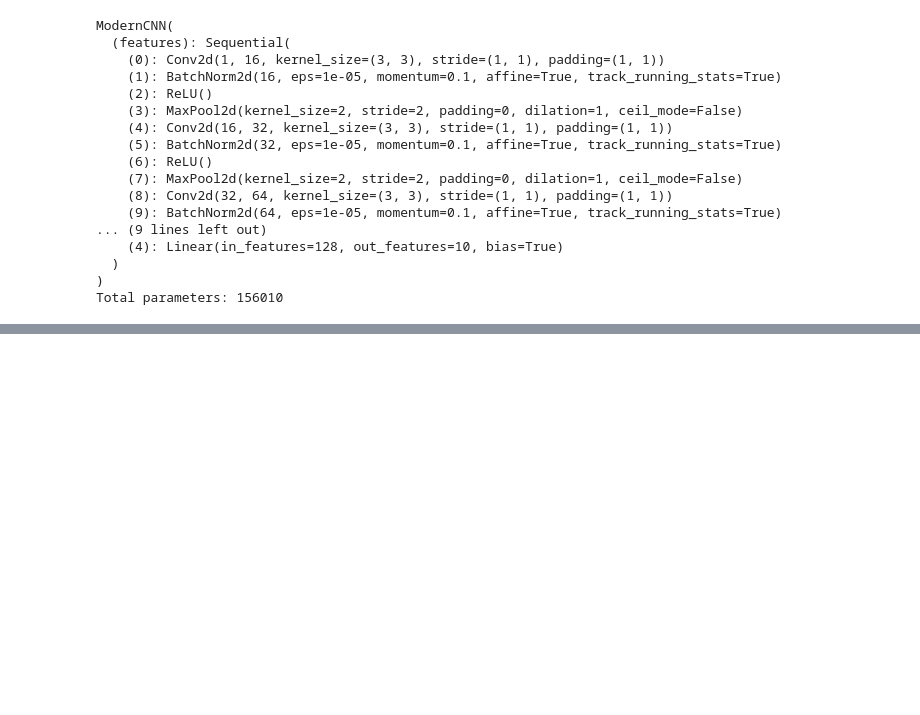
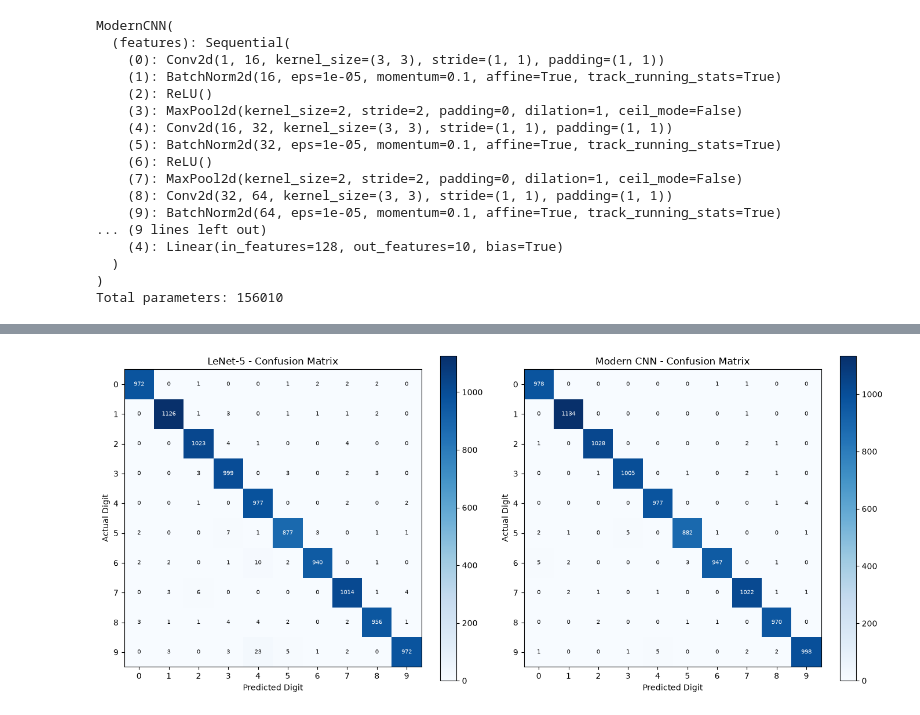
Before and after one commit to codingNR29/Image-processing, a Jupyter notebook: Assignments/Assignment 3/230544C_a03.ipynb, the cells around one changed output, grey strips where cells are left out. Cells and saved outputs as stored; diff of their text form; code cells hidden in the pictures; blank space fills up the shorter version.

```diff
--- a/Assignments/Assignment 3/230544C_a03.ipynb
+++ b/Assignments/Assignment 3/230544C_a03.ipynb
@@ -669,0 +694,14 @@ Total parameters: 156010
+# %%
+#Define the optimizer
+modern_optimizer = torch.optim.Adam(
+    modern_model.parameters(),
+    lr=0.001
+)
+
+#Store results for plotting later
+modern_model_history = {
+    "train_loss": [],
+    "train_acc": [],
+    "test_loss": [],
+    "test_acc": []
+}
@@ -669,0 +901,70 @@ Total parameters: 156010
+# %%
+#Computing the confusion matrices
+def get_confusion_matrix(model, loader):
+
+    matrix = torch.zeros(10, 10, dtype=torch.int64)
+
+    model.eval()
+
+    with torch.no_grad():
+
+        for images, labels in loader:
+
+            images = images.to(device)
+            labels = labels.to(device)
+
+            outputs = model(images)
+            predicted = outputs.argmax(dim=1)
+
+            for actual, prediction in zip(labels, predicted):
+                matrix[actual.item(), prediction.item()] += 1
+
+    return matrix.numpy()
+
+
+lenet_cm = get_confusion_matrix(lenet_model, mnist_testloader)
+modern_cm = get_confusion_matrix(modern_model, mnist_testloader)
+
+
+#Displaying both confusion matrices
+
+fig, axes = plt.subplots(1, 2, figsize=(14, 6))
+
+matrices = [
+    ("LeNet-5", lenet_cm),
+    ("Modern CNN", modern_cm)
+]
+
+for ax, (name, cm) in zip(axes, matrices):
+
+    im = ax.imshow(cm, cmap="Blues")
+
+    ax.set_title(f"{name} - Confusion Matrix")
+    ax.set_xlabel("Predicted Digit")
+    ax.set_ylabel("Actual Digit")
+
+    ax.set_xticks(range(10))
+    ax.set_yticks(range(10))
+
+    for i in range(10):
+        for j in range(10):
+            ax.text(
+                j, i, str(cm[i, j]),
+                ha="center",
+                va="center",
+                fontsize=7,
+                color="white" if cm[i, j] > cm.max() / 2 else "black"
+            )
+
+    fig.colorbar(im, ax=ax)
+
+plt.tight_layout()
+plt.show()
+
+print("LeNet-5 Test Accuracy:",
+      f"{100 * lenet_cm.diagonal().sum() / lenet_cm.sum():.2f}%")
+
+print("Modern CNN Test Accuracy:",
+      f"{100 * modern_cm.diagonal().sum() / modern_cm.sum():.2f}%")
+# %% [output]
+[figure, added]
```
Also changed, not shown: parts of 10 cells of this notebook.
